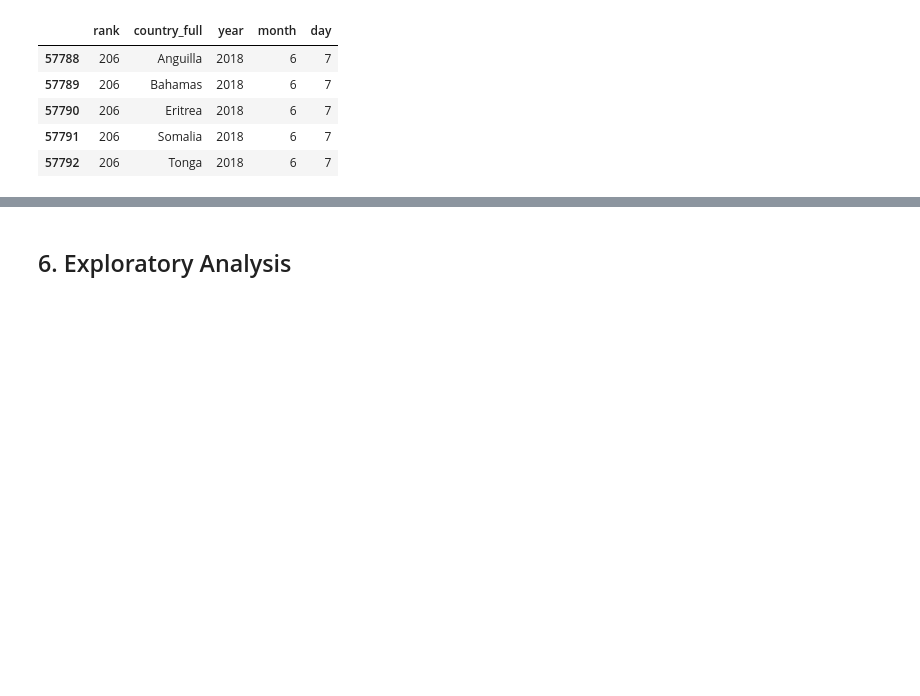
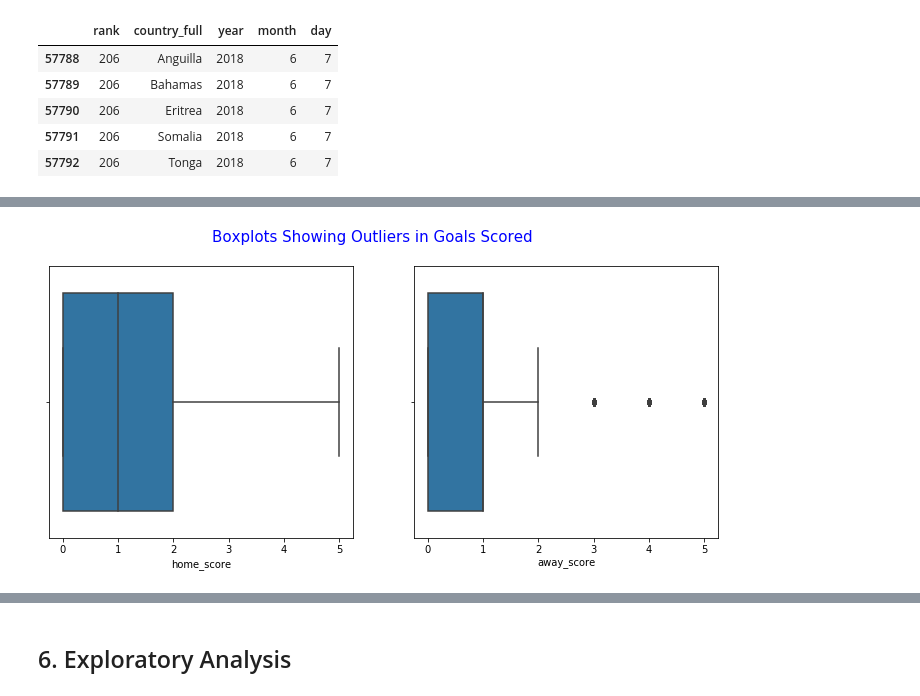
Before and after one commit to booorayan/Regression_fifa, a Jupyter notebook: Football_Match_Predictions.ipynb, the cells around one changed output, grey strips where cells are left out. Saved outputs shown, nothing was run; the diff lists cells and outputs as text; code cells hidden in the pictures; blank space fills up the shorter version.

```diff
--- a/Football_Match_Predictions.ipynb
+++ b/Football_Match_Predictions.ipynb
@@ -472,0 +640,18 @@ ran_f[ran_f['month'] == 5].head()
+# %%
+# removing outliers
+
+Q1 = fin_com.quantile(0.25)
+Q3 = fin_com.quantile(0.75)
+
+IQR = Q3 - Q1
+
+out_f = fin_com[~((fin_com < (Q1 - 1.5 * IQR)) | (fin_com > (Q3 + 1.5 * IQR)))]
+
+fig,[ax1,ax2] = plt.subplots(1,2, figsize=(12,5))
+sns.boxplot(out_f.home_score, ax=ax1)
+sns.boxplot(out_f.away_score, ax=ax2)
+fig.suptitle('Boxplots Showing Outliers in Goals Scored', fontsize=15, color='b')
+
+plt.show()
+# %% [output]
+[figure, added]
```
Also changed, not shown: parts of 77 cells of this notebook.
